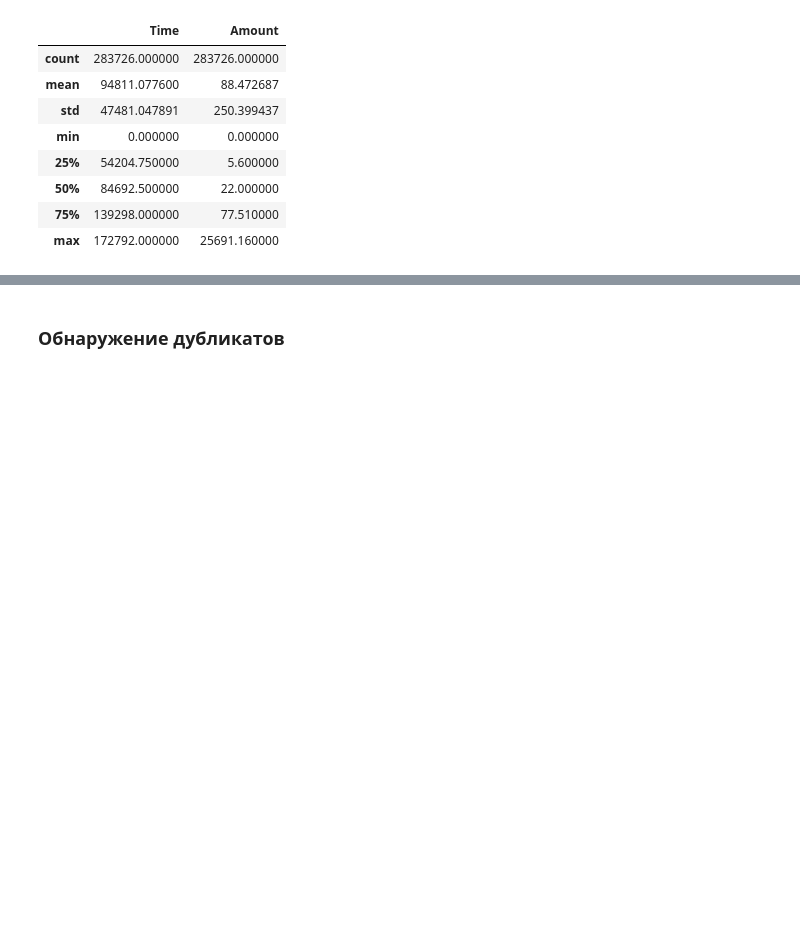
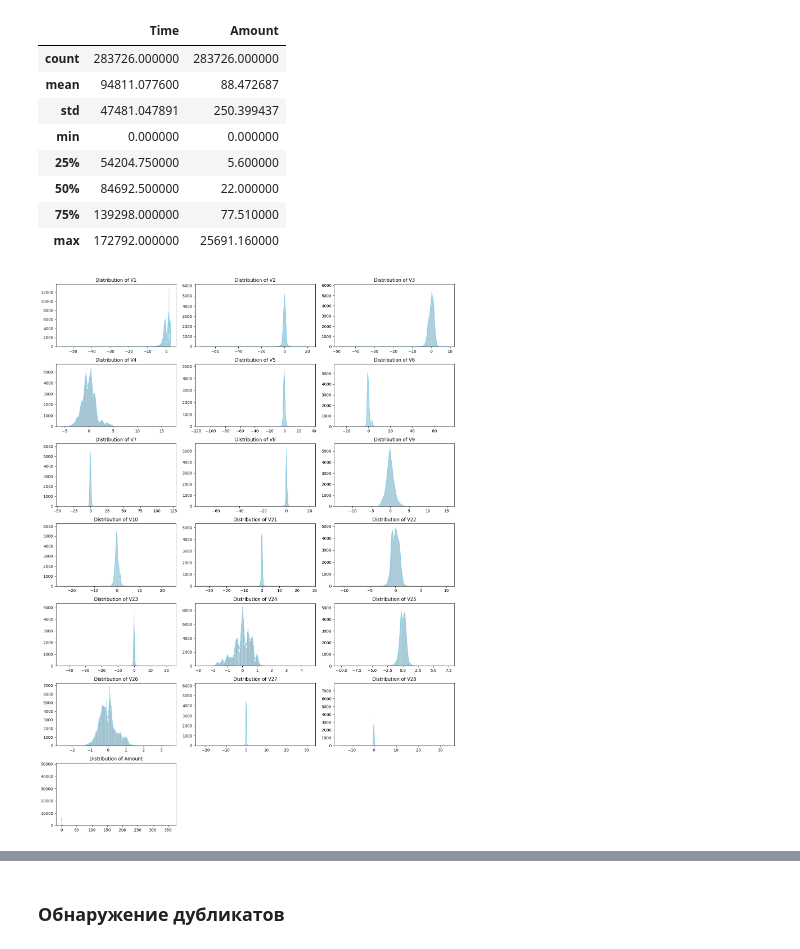
Before and after one commit to skytecat/FraudDetection, a Jupyter notebook: FraudDetection.ipynb, the cells around one changed output, grey strips where cells are left out. Drawn from its saved outputs; the diff is of its cells as text; code cells hidden in the pictures; blank space fills up the shorter version.

Commit message:
some plots, delete Time and start navigation

```diff
--- a/FraudDetection.ipynb
+++ b/FraudDetection.ipynb
@@ -122,3 +149,34 @@ data[['Time', 'Amount']].describe()
 | 50% | 84692.500000 | 22.000000 |
 | 75% | 139298.000000 | 77.510000 |
 | max | 172792.000000 | 25691.160000 |
+# %%
+import matplotlib.pyplot as plt
+import seaborn as sns
+
+# Выбор числовых признаков
+numeric_features = ['V1', 'V2', 'V3', 'V4', 'V5', 'V6', 'V7', 'V8', 'V9',
+                    'V10', 'V21', 'V22', 'V23', 'V24', 'V25', 'V26', 'V27',
+                    'V28', 'Amount']
+
+# Визуализация гистограмм
+def plot_histograms(data, columns):
+    fig, axes = plt.subplots(nrows=len(columns) // 3 + 1, ncols=3, figsize=(15, 20))
+    axes = axes.flatten()
+
+    for i, column in enumerate(columns):
+        sns.histplot(data[column], kde=True, ax=axes[i], color='skyblue')
+        axes[i].set_title(f"Distribution of {column}")
+        axes[i].set_xlabel("")
+        axes[i].set_ylabel("")
+
+    # Удаление пустых графиков
+    for j in range(i + 1, len(axes)):
+        axes[j].axis('off')
+
+    plt.tight_layout()
+    plt.show()
+
+# Построение гистограмм
+plot_histograms(data, numeric_features)
+# %% [output]
+[figure, added]
```
Also changed, not shown: parts of 19 cells of this notebook.
